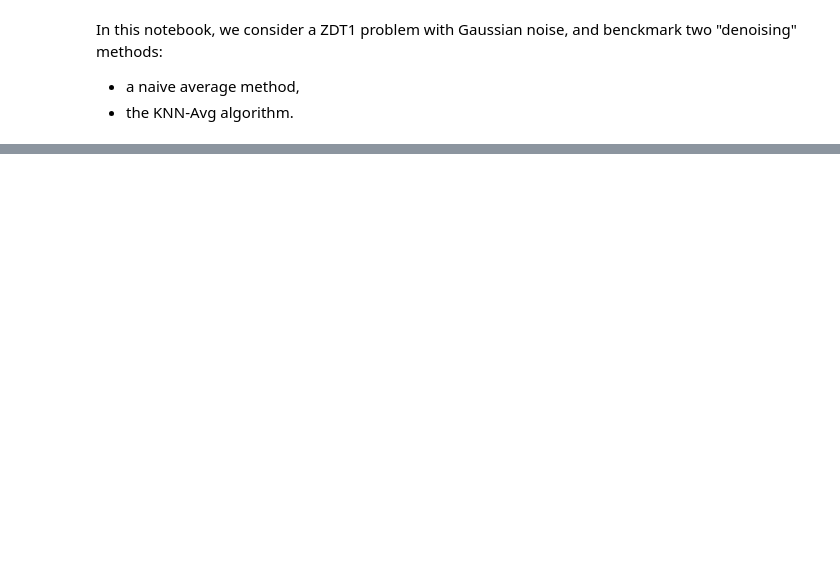
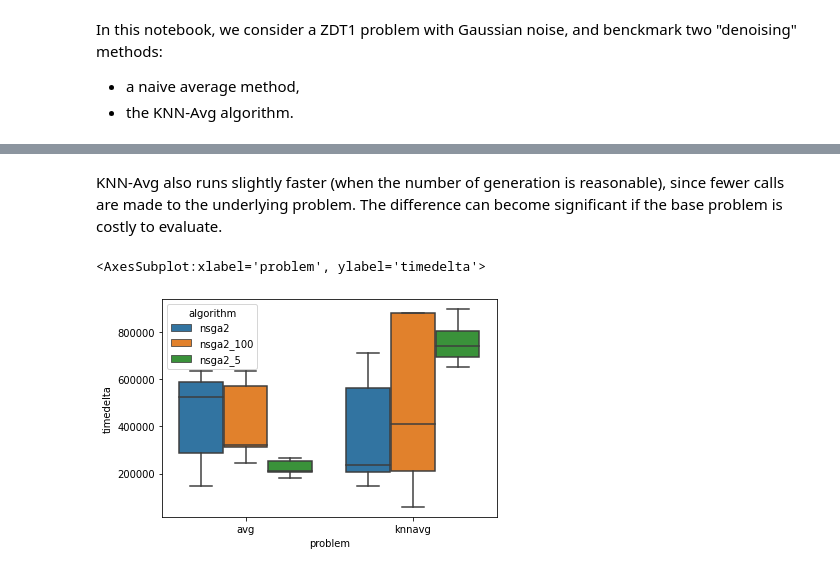
Before and after one commit to altaris/noisy-moo, a Jupyter notebook: example.ipynb, the cells around one changed output, grey strips where cells are left out. Saved outputs shown, nothing was run; the diff lists cells and outputs as text; code cells hidden in the pictures; blank space fills up the shorter version.

```diff
--- a/example.ipynb
+++ b/example.ipynb
@@ -34,0 +165,12 @@ NameError: name 'noisy_zdt1' is not defined
+# %% [markdown]
+KNN-Avg also runs slightly faster (when the number of generation is reasonable), since fewer calls are made to the underlying problem. The difference can become significant if the base problem is costly to evaluate.
+# %%
+sns.boxplot(
+    x="problem",
+    y="timedelta",
+    hue="algorithm",
+    data=benchmark.final_results(),
+)
+# %% [output]
+<AxesSubplot:xlabel='problem', ylabel='timedelta'>
+[figure, added]
```
Also changed, not shown: parts of 21 cells of this notebook, 2 other files.
